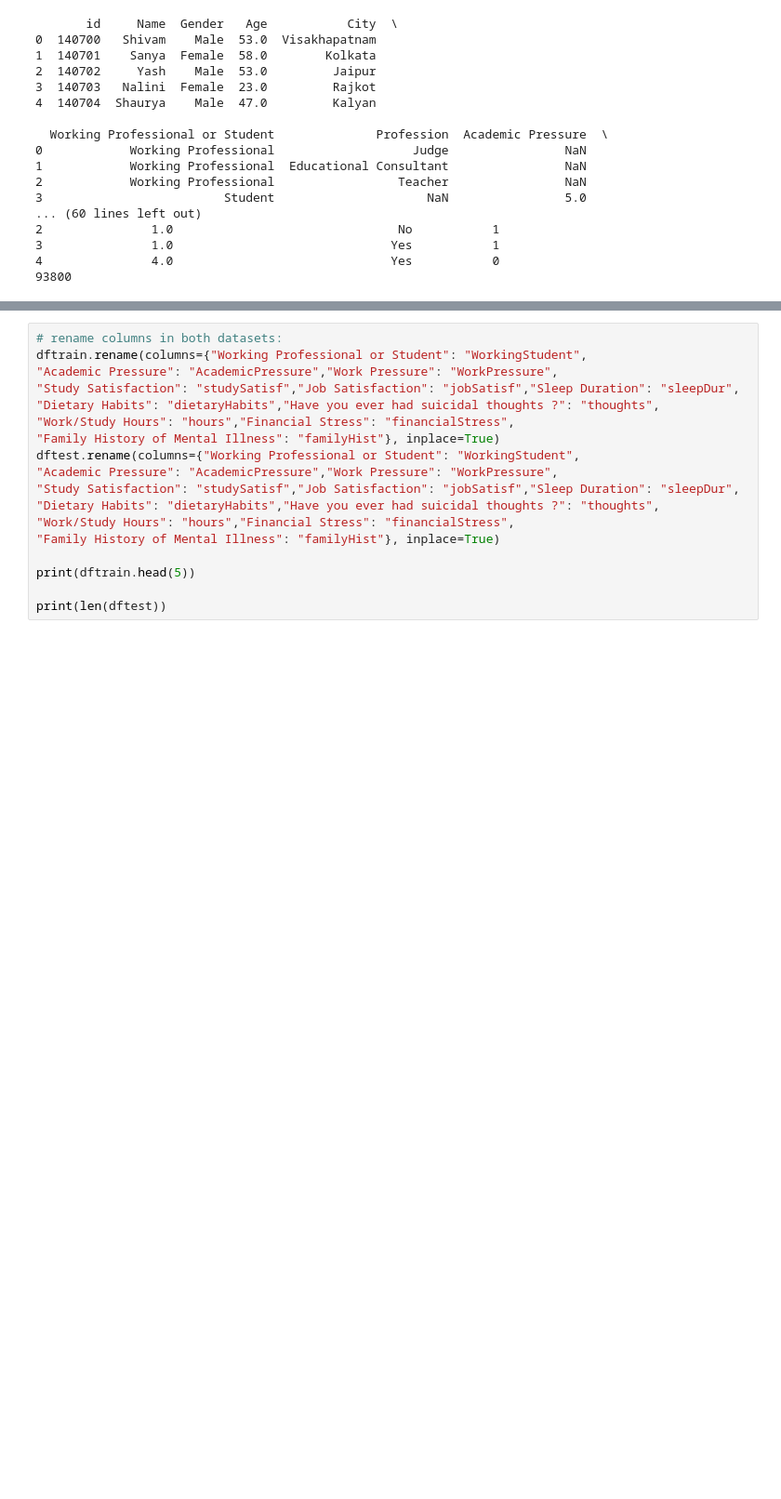
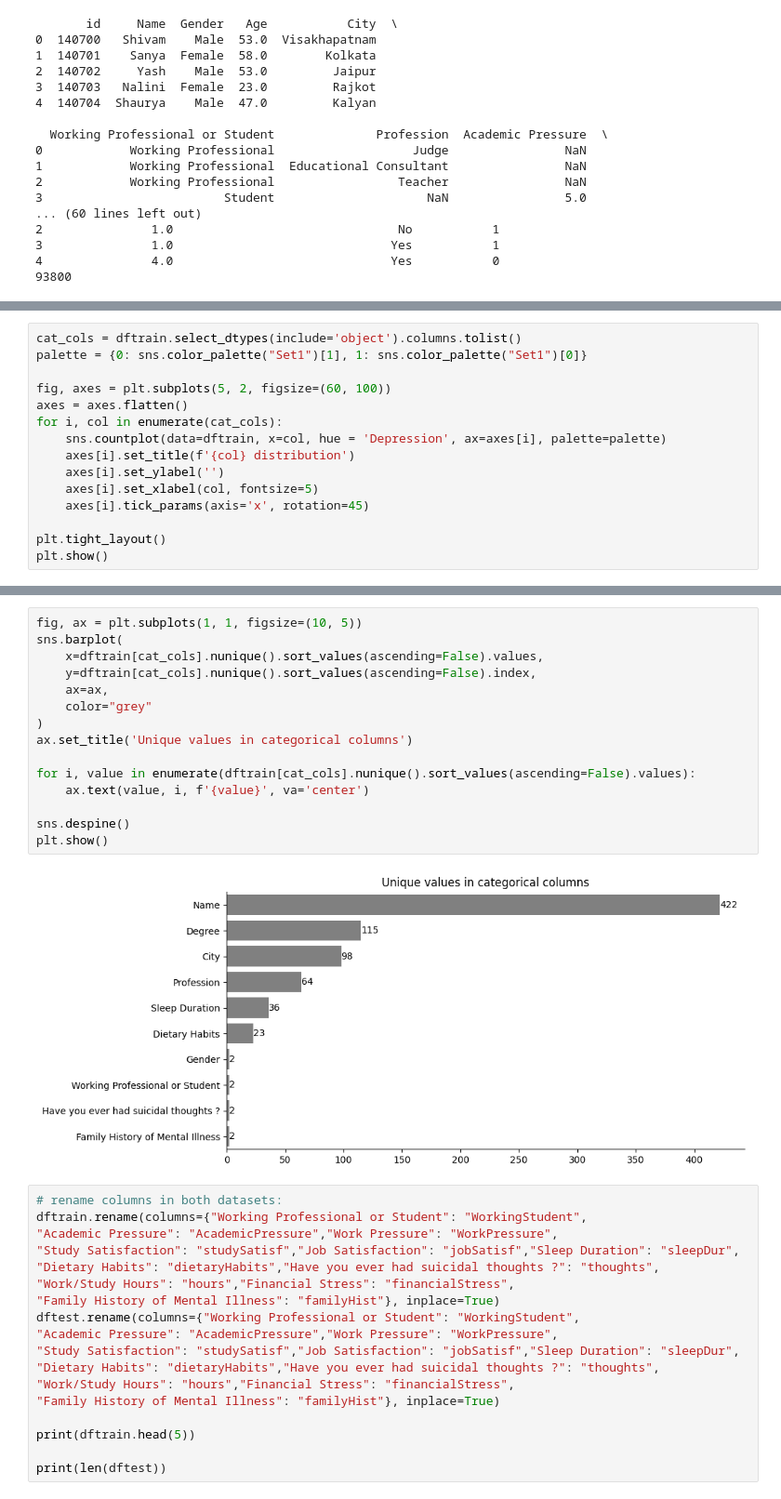
Before and after one commit to AGeekyProgrammer/Depression, a Jupyter notebook: depress.ipynb, the cells around one changed output, grey strips where cells are left out. Shown at 93% size. Saved outputs shown, nothing was run; the diff lists cells and outputs as text; blank space fills up the shorter version.

```diff
--- a/depress.ipynb
+++ b/depress.ipynb
@@ -33,0 +60,15 @@ print(len(dftest))
+# %%
+cat_cols = dftrain.select_dtypes(include='object').columns.tolist()
+palette = {0: sns.color_palette("Set1")[1], 1: sns.color_palette("Set1")[0]}
+
+fig, axes = plt.subplots(5, 2, figsize=(60, 100))
+axes = axes.flatten()
+for i, col in enumerate(cat_cols):
+    sns.countplot(data=dftrain, x=col, hue = 'Depression', ax=axes[i], palette=palette)
+    axes[i].set_title(f'{col} distribution')
+    axes[i].set_ylabel('')
+    axes[i].set_xlabel(col, fontsize=5)
+    axes[i].tick_params(axis='x', rotation=45)
+
+plt.tight_layout()
+plt.show()
@@ -34,3 +77,20 @@ print(len(dftest))
+# %%
+fig, ax = plt.subplots(1, 1, figsize=(10, 5))
+sns.barplot(
+    x=dftrain[cat_cols].nunique().sort_values(ascending=False).values,
+    y=dftrain[cat_cols].nunique().sort_values(ascending=False).index,
+    ax=ax,
+    color="grey"
+)
+ax.set_title('Unique values in categorical columns')
+
+for i, value in enumerate(dftrain[cat_cols].nunique().sort_values(ascending=False).values):
+    ax.text(value, i, f'{value}', va='center')
+
+sns.despine()
+plt.show()
+# %% [output]
+[figure, added]
 # %%
 # rename columns in both datasets:
 dftrain.rename(columns={"Working Professional or Student": "WorkingStudent",
```
Also changed, not shown: parts of 4 cells of this notebook.
